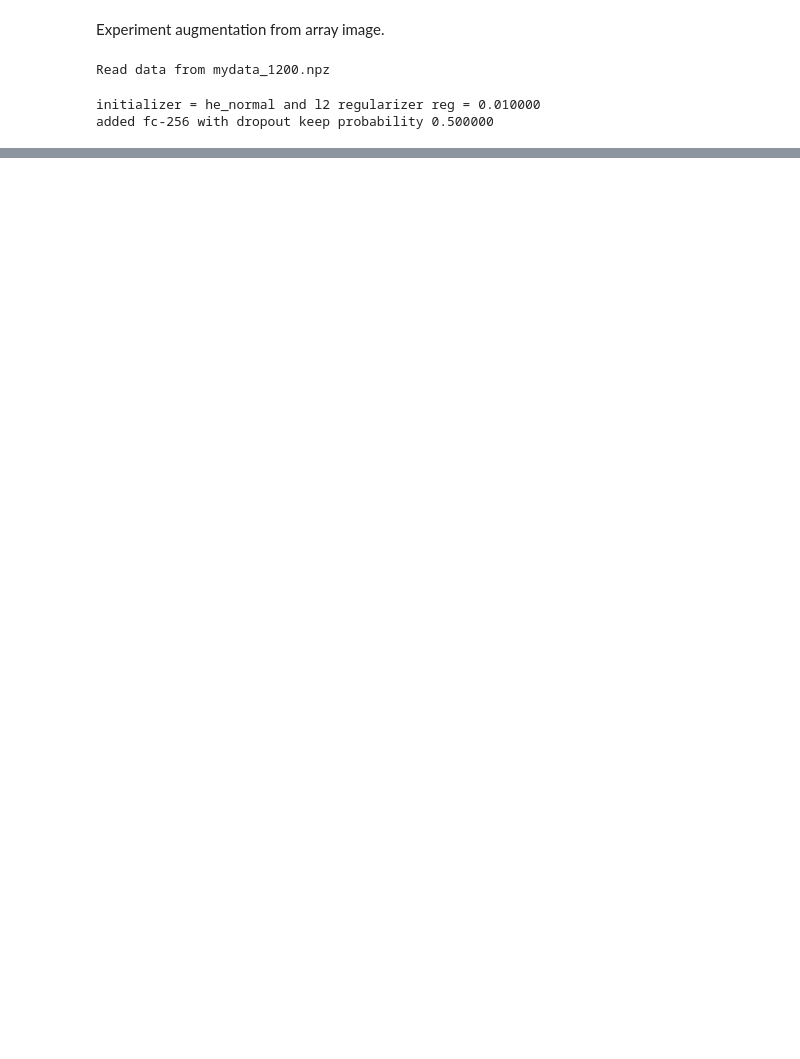
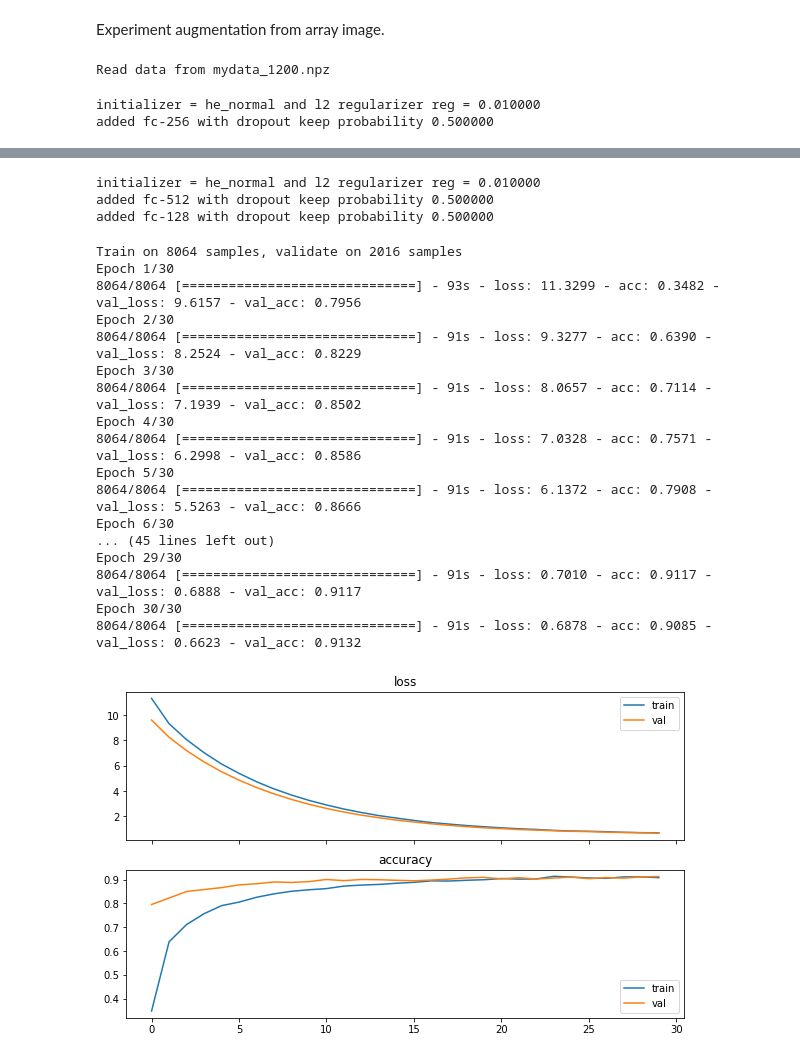
Before and after one commit to vuhonganh/transfer_learning, a Jupyter notebook: office12.ipynb, the cells around one changed output, grey strips where cells are left out. Cells and saved outputs as stored; diff of their text form; code cells hidden in the pictures; blank space fills up the shorter version.

```diff
--- a/office12.ipynb
+++ b/office12.ipynb
@@ -11,6 +14,8 @@ import os
 from data_reader import get_data_stratify
 # %%
 %matplotlib inline
+import matplotlib
+matplotlib.rcParams['figure.figsize'] = (10, 6)
 import matplotlib.pyplot as plt
 from time import gmtime, strftime
 # %%
@@ -70,0 +94,13 @@ plot_history(history)
+# %%
+# let's use data augmentation to see if this helps
+train_datagen = ImageDataGenerator(
+        #featurewise_center=True,
+        #featurewise_std_normalization=True,
+        rescale=1./255,
+        shear_range=0.02,
+        zoom_range=0.02,
+        rotation_range=20,
+        horizontal_flip=True)
+val_datagen = ImageDataGenerator(rescale=1./255)
+
+train_datagen.fit(x_train)
@@ -70,0 +145,32 @@ plot_history(history)
+# %%
+resnet_512_128 = get_model([(512, 0.5), (128, 0.5)])
+resnet_512_128 = build_model(resnet_512_128, 1e-4)
+# %% [output]
+initializer = he_normal and l2 regularizer reg = 0.010000
+added fc-512 with dropout keep probability 0.500000
+added fc-128 with dropout keep probability 0.500000
+# %%
+history_resnet_512_128 = resnet_512_128.fit(x_train, y_train, batch_size=48, epochs=30,
+                                    validation_data=(x_val, y_val), verbose=2,
+                                    callbacks=[lrPlatCallBack])
+
+plot_history(history_resnet_512_128.history)
+# %% [output]
+Train on 8064 samples, validate on 2016 samples
+Epoch 1/30
+8064/8064 [==============================] - 93s - loss: 11.3299 - acc: 0.3482 - val_loss: 9.6157 - val_acc: 0.7956
+Epoch 2/30
+8064/8064 [==============================] - 91s - loss: 9.3277 - acc: 0.6390 - val_loss: 8.2524 - val_acc: 0.8229
+Epoch 3/30
+8064/8064 [==============================] - 91s - loss: 8.0657 - acc: 0.7114 - val_loss: 7.1939 - val_acc: 0.8502
+Epoch 4/30
+8064/8064 [==============================] - 91s - loss: 7.0328 - acc: 0.7571 - val_loss: 6.2998 - val_acc: 0.8586
+Epoch 5/30
+8064/8064 [==============================] - 91s - loss: 6.1372 - acc: 0.7908 - val_loss: 5.5263 - val_acc: 0.8666
+Epoch 6/30
+... (45 lines left out)
+Epoch 29/30
+8064/8064 [==============================] - 91s - loss: 0.7010 - acc: 0.9117 - val_loss: 0.6888 - val_acc: 0.9117
+Epoch 30/30
+8064/8064 [==============================] - 91s - loss: 0.6878 - acc: 0.9085 - val_loss: 0.6623 - val_acc: 0.9132
+[figure, added]
```
Also changed, not shown: parts of 11 cells of this notebook.
